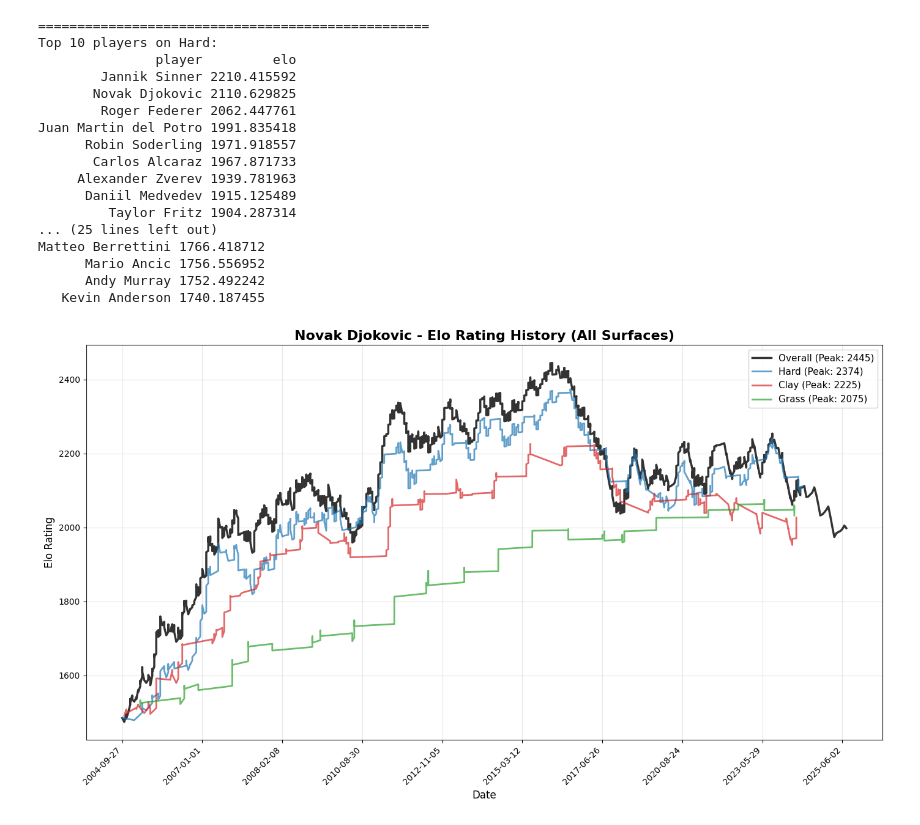
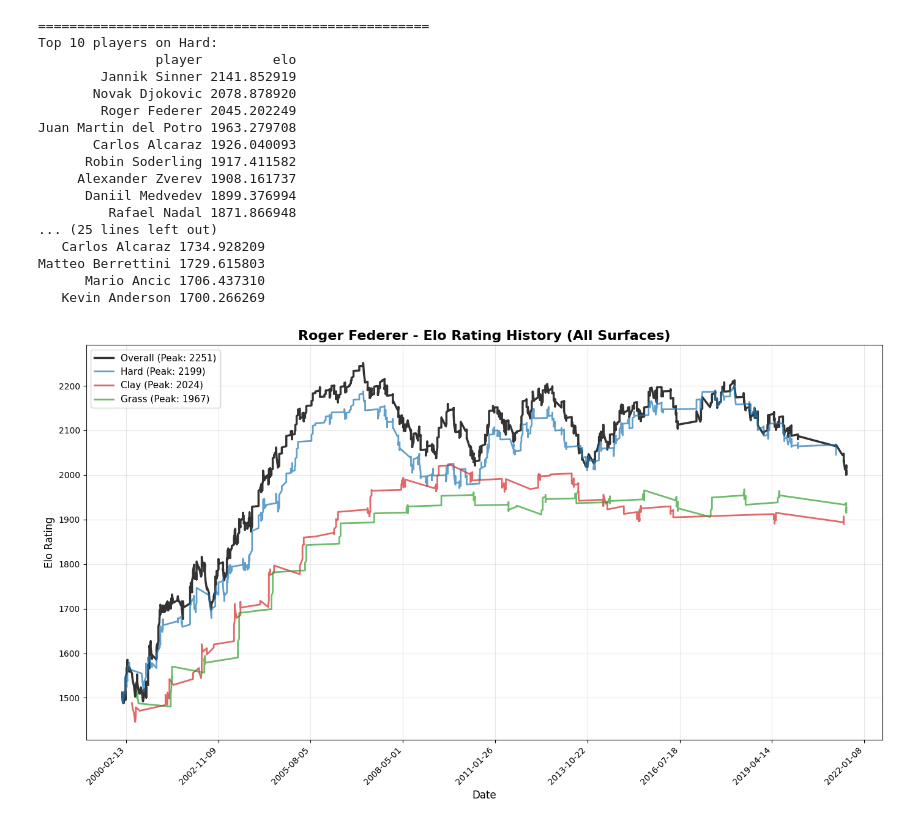
Before and after one commit to Jsze30/tennis_match_predictor, a Jupyter notebook: notebooks/01_calculate_elo.ipynb, the cells around one changed output. Cells and saved outputs as stored; diff of their text form; code cells hidden in the pictures.

```diff
--- a/notebooks/01_calculate_elo.ipynb
+++ b/notebooks/01_calculate_elo.ipynb
@@ -286,7 +309,7 @@ Name: count, dtype: int64
 for surface in ['Hard', 'Clay', 'Grass']:
     surface_ratings = pd.DataFrame([
         {'player': player, 'elo': rating}
-        for player, rating in surface_elo.ratings[surface].items()
+        for player, rating in final_surface_ratings[surface].items()
     ]).sort_values('elo', ascending=False)
 
     print(f"\n{'='*50}")
@@ -296,20 +319,20 @@ for surface in ['Hard', 'Clay', 'Grass']:
 ==================================================
 Top 10 players on Hard:
                player         elo
-        Jannik Sinner 2210.415592
-       Novak Djokovic 2110.629825
-        Roger Federer 2062.447761
-Juan Martin del Potro 1991.835418
-      Robin Soderling 1971.918557
-       Carlos Alcaraz 1967.871733
-     Alexander Zverev 1939.781963
-      Daniil Medvedev 1915.125489
-         Taylor Fritz 1904.287314
+        Jannik Sinner 2141.852919
+       Novak Djokovic 2078.878920
+        Roger Federer 2045.202249
+Juan Martin del Potro 1963.279708
+       Carlos Alcaraz 1926.040093
+      Robin Soderling 1917.411582
+     Alexander Zverev 1908.161737
+      Daniil Medvedev 1899.376994
+         Rafael Nadal 1871.866948
 ... (25 lines left out)
-Matteo Berrettini 1766.418712
-      Mario Ancic 1756.556952
-      Andy Murray 1752.492242
-   Kevin Anderson 1740.187455
+   Carlos Alcaraz 1734.928209
+Matteo Berrettini 1729.615803
+      Mario Ancic 1706.437310
+   Kevin Anderson 1700.266269
 # %%
 """ Plot all Elo ratings on a single graph """
 
@@ -326,18 +349,18 @@ def plot_all_elos(player_name):
     plt.figure(figsize=(14, 8))
 
     # Plot Overall Elo
-    player_matches = df_elo[
-        (df_elo['winner_name'] == player_name) |
-        (df_elo['loser_name'] == player_name)
+    player_matches = df_with_elo[
+        (df_with_elo['player_A_name'] == player_name) |
+        (df_with_elo['player_B_name'] == player_name)
     ].copy()
 
     if len(player_matches) > 0:
         elo_history = []
         for idx, row in player_matches.iterrows():
-            if row['winner_name'] == player_name:
-                elo_history.append({'date': row['tourney_date'], 'elo': row['winner_elo_after']})
+            if row['player_A_name'] == player_name:
+                elo_history.append({'date': row['date'], 'elo': row['elo_A_post']})
             else:
-                elo_history.append({'date': row['tourney_date'], 'elo': row['loser_elo_after']})
+                elo_history.append({'date': row['date'], 'elo': row['elo_B_post']})
 
         overall_df = pd.DataFrame(elo_history)
         plt.plot(overall_df['date'], overall_df['elo'], linewidth=2.5, color='black',
@@ -346,44 +369,48 @@ def plot_all_elos(player_name):
     # Plot Surface-specific Elos
     surfaces = ['Hard', 'Clay', 'Grass']
     colors = ['#1f77b4', '#d62728', '#2ca02c']  # Blue, Red, Green
 
     for surface, color in zip(surfaces, colors):
-        surface_matches = df_surface_elo[
-            ((df_surface_elo['winner_name'] == player_name) |
-             (df_surface_elo['loser_name'] == player_name)) &
-            (df_surface_elo['surface'] == surface)
+        surface_matches = df_with_surface_elo[
+            ((df_with_surface_elo['player_A_name'] == player_name) |
+             (df_with_surface_elo['player_B_name'] == player_name)) &
+            (df_with_surface_elo['surface'] == surface)
         ].copy()
 
         if len(surface_matches) > 0:
             elo_history = []
             for idx, row in surface_matches.iterrows():
-                if row['winner_name'] == player_name:
-                    elo_history.append({'date': row['tourney_date'], 'elo': row['winner_elo_after']})
+                if row['player_A_name'] == player_name:
+                    elo_history.append({'date': row['date'], 'elo': row[f'elo_A_post_{surface}']})
                 else:
-                    elo_history.append({'date': row['tourney_date'], 'elo': row['loser_elo_after']})
+                    elo_history.append({'date': row['date'], 'elo': row[f'elo_B_post_{surface}']})
 
             surface_df = pd.DataFrame(elo_history)
-            plt.plot(surface_df['date'], surface_df['elo'], linewidth=2, color=color,
-                    label=f"{surface} (Peak: {surface_df['elo'].max():.0f})", alpha=0.7)
+            # Filter out None values
+            surface_df = surface_df[surface_df['elo'].notna()]
+
+            if len(surface_df) > 0:
+                plt.plot(surface_df['date'], surface_df['elo'], linewidth=2, color=color,
+                        label=f"{surface} (Peak: {surface_df['elo'].max():.0f})", alpha=0.7)
 
     plt.title(f'{player_name} - Elo Rating History (All Surfaces)', fontsize=16, fontweight='bold')
     plt.xlabel('Date', fontsize=12)
     plt.ylabel('Elo Rating', fontsize=12)
     plt.legend(loc='best', fontsize=11, framealpha=0.9)
     plt.grid(True, alpha=0.3)
 
     # Reduce x-axis clutter
     ax = plt.gca()
     ax.xaxis.set_major_locator(plt.MaxNLocator(10))  # Show ~10 date labels
     plt.xticks(rotation=45, ha='right')
 
     plt.tight_layout()
     plt.show()
 
 # Example usage
-plot_all_elos('Novak Djokovic')
+plot_all_elos('Roger Federer')
 # %% [output]
-[figure, old version]
+[figure, new version]
 # %%
 """ Create a CSV with all player Elo ratings """
 
```
Also changed, not shown: parts of 6 cells of this notebook, 6 other files.
